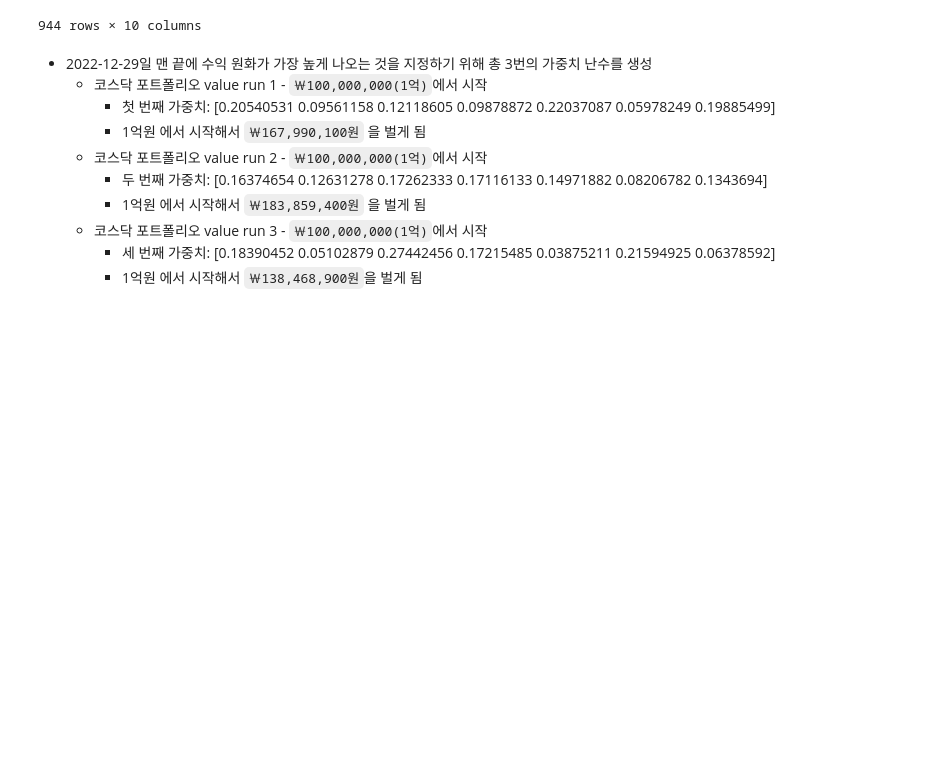
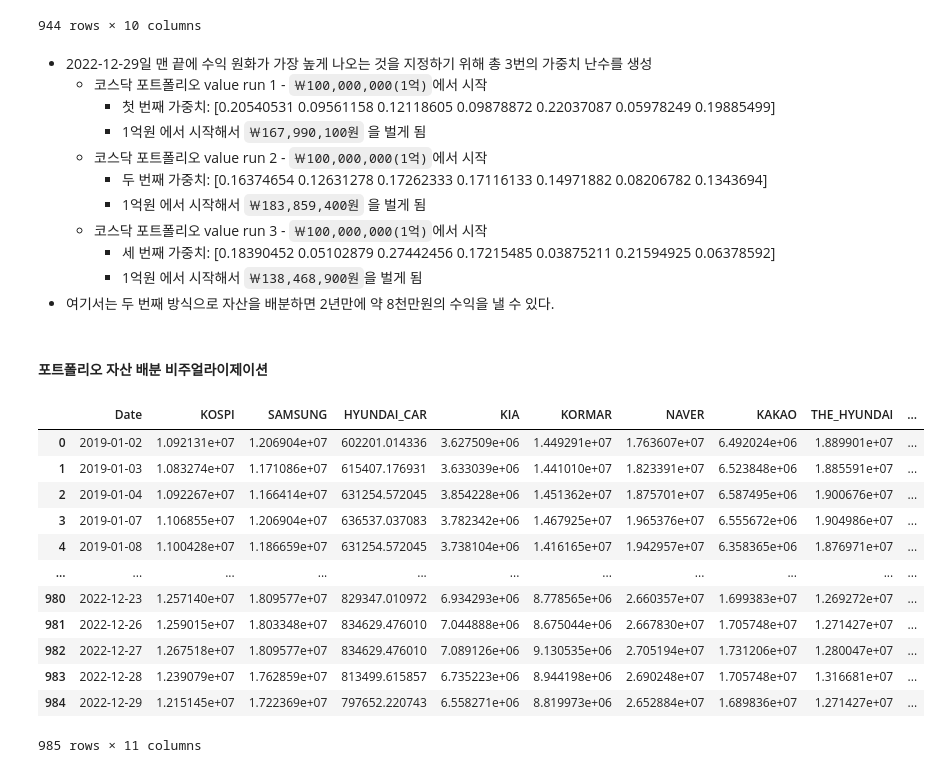
Before and after one commit to Ki-Sung/python_financial_analysis_and_machine_learning, a Jupyter notebook: own_analysis_in_korea/Portfolio_Asset_Allocation_and_Statistical_Data_Analysis.ipynb, the cells around one changed output. Saved outputs shown, nothing was run; the diff lists cells and outputs as text; code cells hidden in the pictures; blank space fills up the shorter version.

```diff
--- a/own_analysis_in_korea/Portfolio_Asset_Allocation_and_Statistical_Data_Analysis.ipynb
+++ b/own_analysis_in_korea/Portfolio_Asset_Allocation_and_Statistical_Data_Analysis.ipynb
@@ -385,3 +393,35 @@ result
     - 코스닥 포트폴리오 value run 3 - `￦100,000,000(1억)`에서 시작
         - 세 번째 가중치: [0.18390452 0.05102879 0.27442456 0.17215485 0.03875211 0.21594925 0.06378592]
         - 1억원 에서 시작해서 `￦138,468,900원`을 벌게 됨
+- 여기서는 두 번째 방식으로 자산을 배분하면 2년만에 약 8천만원의 수익을 낼 수 있다.
+# %% [markdown]
+#### 포트폴리오 자산 배분 비주얼라이제이션
+# %%
+# 자산 배분 - 코스피 데이터
+
+# 무작위 비중 만들기
+np.random.seed(101)
+
+# 만든 무작위 비중 계산(비중 생성)
+weights = np.array(np.random.random(9))   # 9개의 난수를 행성
+
+# 모든 비중의 합이 1이 되도록 하기 - 지정한 난수들 / 난수들의 합
+weights = weights / np.sum(weights)
+
+# 위에 설정한 함수를 사용
+kospi_result = portfolio_allocation(kospi_df, weights)
+kospi_result
+# %% [output]
+|  | Date | KOSPI | SAMSUNG | HYUNDAI_CAR | KIA | KORMAR | NAVER | KAKAO | THE_HYUNDAI | ... |
+| 0 | 2019-01-02 | 1.092131e+07 | 1.206904e+07 | 602201.014336 | 3.627509e+06 | 1.449291e+07 | 1.763607e+07 | 6.492024e+06 | 1.889901e+07 | ... |
+| 1 | 2019-01-03 | 1.083274e+07 | 1.171086e+07 | 615407.176931 | 3.633039e+06 | 1.441010e+07 | 1.823391e+07 | 6.523848e+06 | 1.885591e+07 | ... |
+| 2 | 2019-01-04 | 1.092267e+07 | 1.166414e+07 | 631254.572045 | 3.854228e+06 | 1.451362e+07 | 1.875701e+07 | 6.587495e+06 | 1.900676e+07 | ... |
+| 3 | 2019-01-07 | 1.106855e+07 | 1.206904e+07 | 636537.037083 | 3.782342e+06 | 1.467925e+07 | 1.965376e+07 | 6.555672e+06 | 1.904986e+07 | ... |
+| 4 | 2019-01-08 | 1.100428e+07 | 1.186659e+07 | 631254.572045 | 3.738104e+06 | 1.416165e+07 | 1.942957e+07 | 6.358365e+06 | 1.876971e+07 | ... |
+| ... | ... | ... | ... | ... | ... | ... | ... | ... | ... | ... |
+| 980 | 2022-12-23 | 1.257140e+07 | 1.809577e+07 | 829347.010972 | 6.934293e+06 | 8.778565e+06 | 2.660357e+07 | 1.699383e+07 | 1.269272e+07 | ... |
+| 981 | 2022-12-26 | 1.259015e+07 | 1.803348e+07 | 834629.476010 | 7.044888e+06 | 8.675044e+06 | 2.667830e+07 | 1.705748e+07 | 1.271427e+07 | ... |
+| 982 | 2022-12-27 | 1.267518e+07 | 1.809577e+07 | 834629.476010 | 7.089126e+06 | 9.130535e+06 | 2.705194e+07 | 1.731206e+07 | 1.280047e+07 | ... |
+| 983 | 2022-12-28 | 1.239079e+07 | 1.762859e+07 | 813499.615857 | 6.735223e+06 | 8.944198e+06 | 2.690248e+07 | 1.705748e+07 | 1.316681e+07 | ... |
+| 984 | 2022-12-29 | 1.215145e+07 | 1.722369e+07 | 797652.220743 | 6.558271e+06 | 8.819973e+06 | 2.652884e+07 | 1.689836e+07 | 1.271427e+07 | ... |
+985 rows × 11 columns
```
Also changed, not shown: parts of 7 cells of this notebook.
